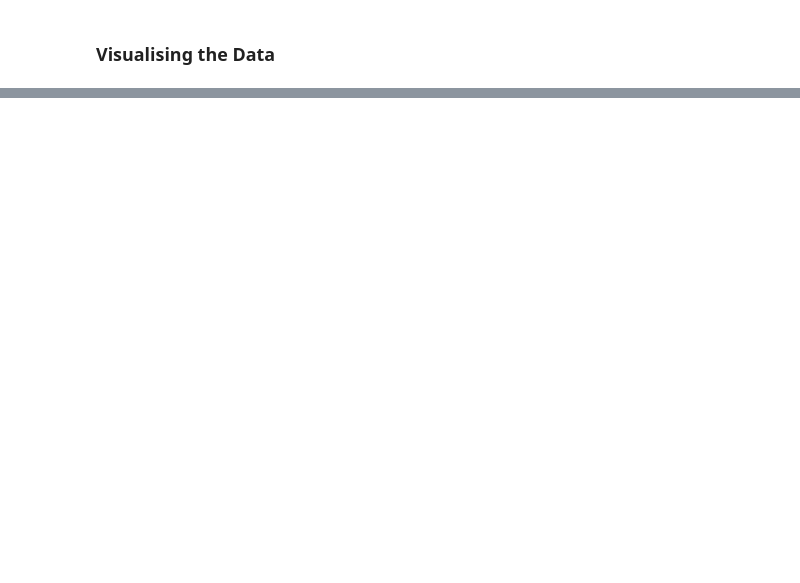
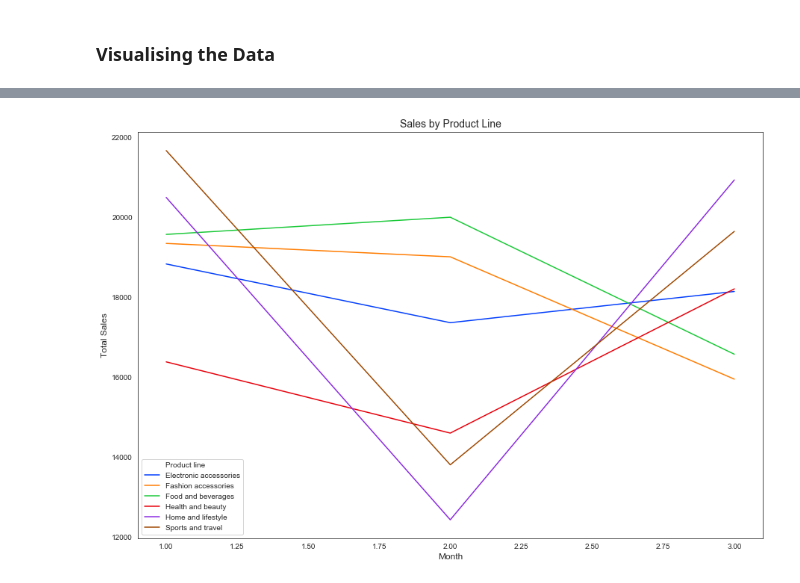
Before and after one commit to CharlottePPB/UDCPA_CharlotteMcCarthy, a Jupyter notebook: Python/UCDPA_CharlotteMcCarthy.ipynb, the cells around one changed output, grey strips where cells are left out. Saved outputs shown, nothing was run; the diff lists cells and outputs as text; code cells hidden in the pictures; blank space fills up the shorter version.

```diff
--- a/Python/UCDPA_CharlotteMcCarthy.ipynb
+++ b/Python/UCDPA_CharlotteMcCarthy.ipynb
@@ -130,0 +123,14 @@ plt.show()
+# %%
+data['Month'] = data['Date'].dt.month
+sales = data.groupby(['Month','Product line'], as_index=False)['Total'].sum()
+# %%
+plt.figure(figsize=(15,10))
+ax = sns.lineplot(x='Month', y='Total', hue= 'Product line', data=sales , palette = 'bright')
+sns.set_style("white")
+ax.set_xlabel("Month", fontsize = 12)
+ax.set_ylabel("Total Sales", fontsize = 12)
+ax.set_title("Sales by Product Line", fontsize = 14)
+
+plt.savefig('../data/charts/sales-product-line.png')
+# %% [output]
+[figure, added]
```
Also changed, not shown: parts of 9 cells of this notebook, 7 other files.
